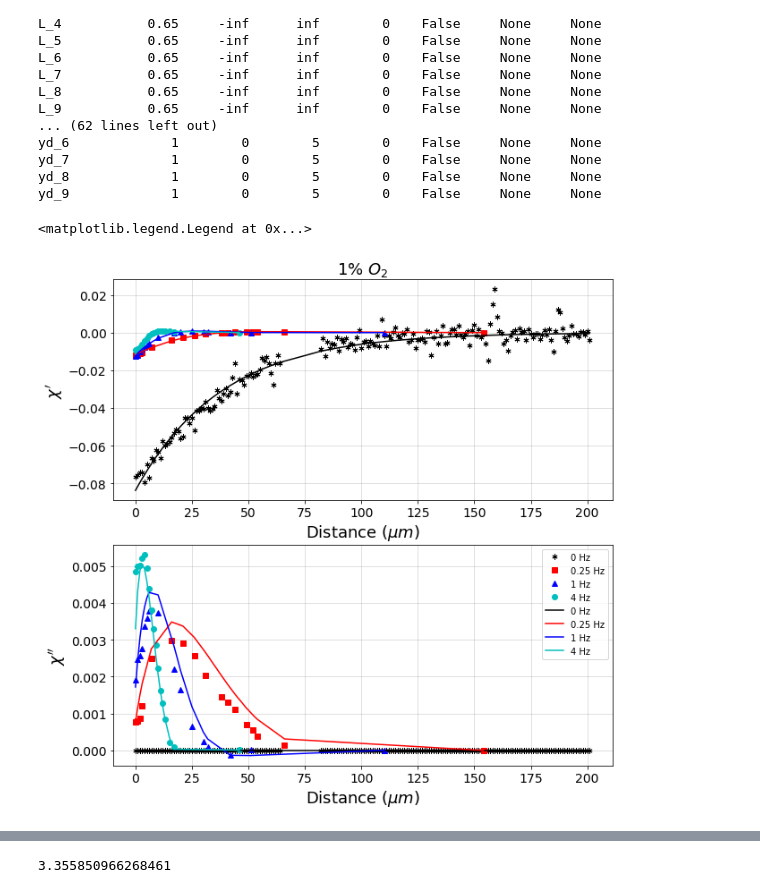
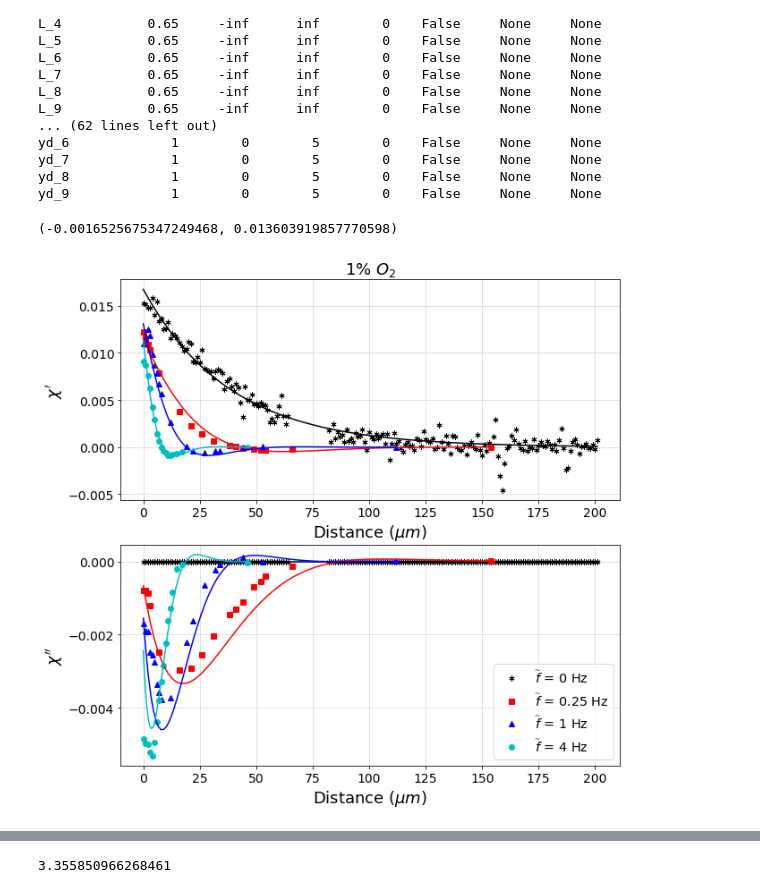
Before and after one commit to BGerwe/Xray-Project, a Jupyter notebook: fr_XAS/July18 Data V Cont Amp Patterned Model.ipynb, the cells around one changed output, grey strips where cells are left out. Cells and saved outputs as stored; diff of their text form; code cells hidden in the pictures.

Commit message:
Newest update on model fitting

```diff
--- a/fr_XAS/July18 Data V Cont Amp Patterned Model.ipynb
+++ b/fr_XAS/July18 Data V Cont Amp Patterned Model.ipynb
@@ -54,8 +54,8 @@ def chi_pattern(x, amp, gamma_p, ld, tg, yd, f, L):
     # Note gamma_p = gamma * L / ld
     return chi
 # %%
-f1 = hdf5_io.get_all_datasets('July18_frXAS - Copy', start_indices = [[4, 0, 2, 3], [6, 0, 8, 0], [1, 0, 3]])
-hdf5_io.close_frxas_file('July18_frXAS - Copy')
+f1 = hdf5_io.get_all_datasets('July18_frXAS', start_indices =[[4, 0, 0, 3], [3, 0, 5, 0], [1, 0,2]]) # [[0,0,0,0],[0,0,0,0],[0,0,0]])#
+hdf5_io.close_frxas_file('July18_frXAS')
 # %%
 x, data, frequencies, gases, sizes = hdf5_io.unpack_data(f1, kind='data_adj')
 # %%
@@ -67,12 +67,12 @@ markers = markers * (len(colors) % len(data))
 # %%
 fig, axes = plt.subplots(nrows=2, figsize=(10,15))
 
-# for iy in np.arange(0,sizes[0]):
-#     visualization.plot_chi(axes, x[iy], data[iy], color=colors[iy], marker=markers[iy], ls='')
+for iy in np.arange(1,sizes[0]):
+    visualization.plot_chi(axes, x[iy], -data[iy], color=colors[iy], marker=markers[iy], ls='')
 # for iy in np.arange(sizes[0],sum(sizes[:2])):
 #     visualization.plot_chi(axes, x[iy], data[iy], color=colors[iy], marker=markers[iy], ls='')
-for iy in np.arange(sum(sizes[:2]),sum(sizes)):
-    visualization.plot_chi(axes, x[iy], data[iy], color=colors[iy], marker=markers[iy], ls='')
+# for iy in np.arange(sum(sizes[:2]),sum(sizes)):
+#     visualization.plot_chi(axes, x[iy], data[iy], color=colors[iy], marker=markers[iy], ls='')
 
 plt.show()
 # %% [output]
@@ -114,4 +111,6 @@ for iy in np.arange(sum(sizes[:2])+1, len(data)):
     fit_params['tg_%i' % (iy+1)].expr = 'tg_9'
 # %%
 mini=lmfit.Minimizer(models.objective_fun, fit_params, fcn_args=(x, data, chi_pattern))
+# %%
+bounds = [(0,1), (1e-9, .1), (1e-2, 50), (1e-2, 10)] *11
 # %%
@@ -123,0 +146,5 @@ KeyboardInterrupt:
+# %%
+out = mini.minimize(method='shgo', bounds= bounds)
+# out = mini.minimize(method='least_squares', params=out.params)
+print('\u03A7_red = ', out.redchi)
+report_fit(out.params)
@@ -141,25 +186,37 @@ yd_6             1        0        5        0    False     None     None
 yd_7             1        0        5        0    False     None     None
 yd_8             1        0        5        0    False     None     None
 yd_9             1        0        5        0    False     None     None
+# %%
+axes[0].get_ylim()
+# %% [output]
+(-0.0016525675347249468, 0.013603919857770598)
 # %%
 fig, axes = plt.subplots(nrows=2, figsize=(10,10))
+DC_ind = 0
+# Plotting steady-state data, scaled down by a fifth to match other profile amp
+visualization.plot_chi(axes, x[DC_ind], -data[DC_ind]/5, color=colors[0],
+                       marker=markers[0], ls='',
+                       label='$\widetilde{f}$ = ' + str(frequencies[0]) + ' Hz')
+y = np.linspace(0, x[DC_ind][-1], num=100)
+visualization.plot_chi(axes, y, -models.dataset_fun(out.params, DC_ind, y, chi_pattern)/5,
+                       color=colors[0], marker='')
 
-for iy in np.arange(0,sizes[0]):
-    visualization.plot_chi(axes, x[iy], data[iy], color=colors[iy],
+for iy in np.arange(1,sizes[0]):
+    visualization.plot_chi(axes, x[iy], -data[iy], color=colors[iy],
                            marker=markers[iy], ls='',
-                           label=str(frequencies[iy]) + ' Hz')
-for iy in np.arange(0,sizes[0]):
-    visualization.plot_chi(axes, x[iy], models.dataset_fun(out.params, iy, x[iy], chi_pattern),
-                           color=colors[iy], marker='',
-                           label=str(frequencies[iy]) + ' Hz')
+                           label='$\widetilde{f}$ = ' + str(frequencies[iy]) + ' Hz')
+for iy in np.arange(1,sizes[0]):
+    y = np.linspace(0, x[iy][-1], num=100)
+    visualization.plot_chi(axes, y, -models.dataset_fun(out.params, iy, y, chi_pattern),
+                           color=colors[iy], marker='')
+                           #label=str(frequencies[iy]) + ' Hz')
 
 axes[0].set_title('1% $O_2$', fontsize=18)
-plt.legend()
+plt.legend(fontsize='x-large')
 # plt.show()
-# plt.savefig(r'Plots\Pattern Amp Model wo yd\1%O2.png', dpi=300, bbox_inches='tight')
+plt.savefig(r'Plots\Pattern Amp Model wo yd\1%O2.png', dpi=300, bbox_inches='tight')
 # %% [output]
-<matplotlib.legend.Legend at 0x...>
-[figure, old version]
+[figure, new version]
 # %%
 fig, axes = plt.subplots(nrows=2, figsize=(10,10))
 
```
Also changed, not shown: parts of 8 cells of this notebook.
